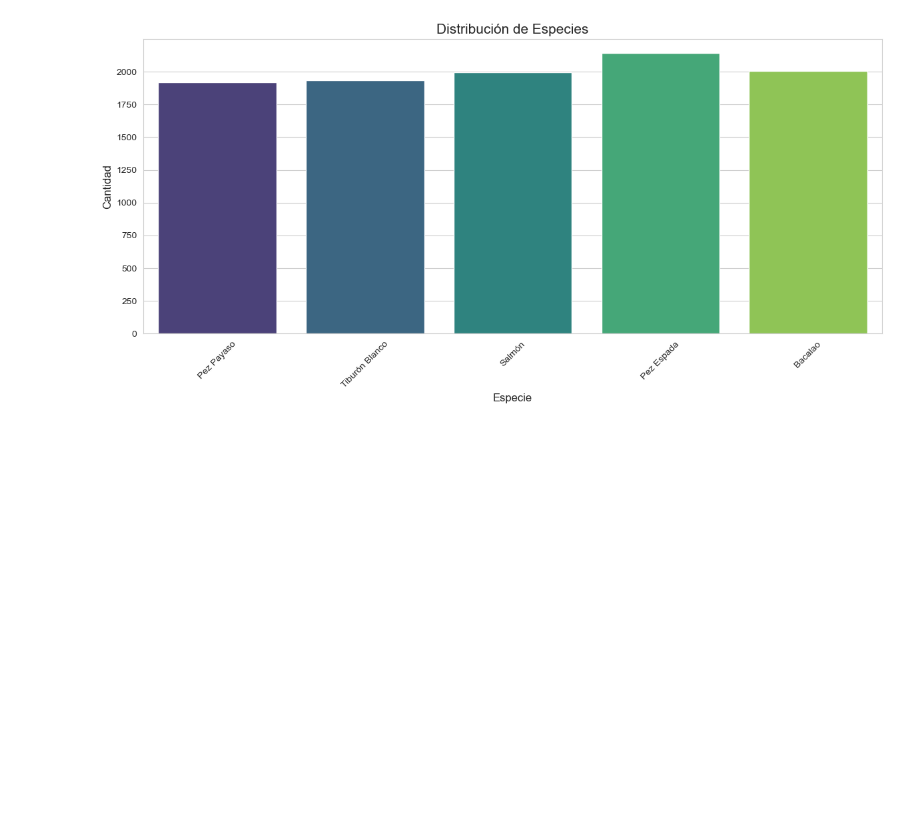
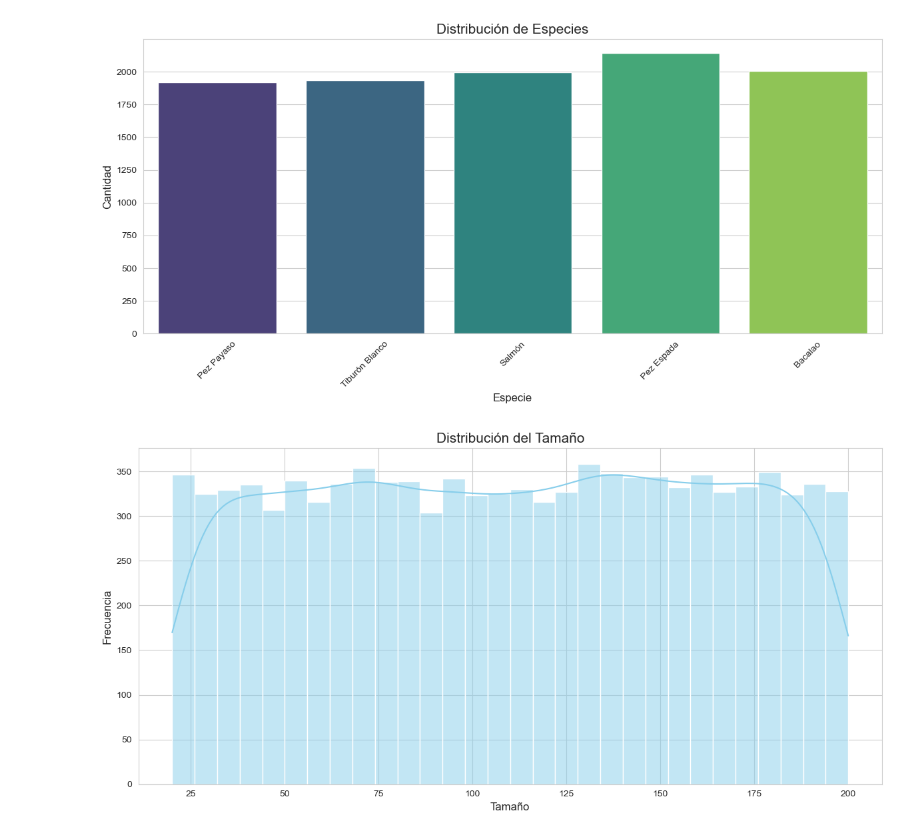
Before and after one commit to Jscarrascoa/AnalisisMarino, a Jupyter notebook: AnalisisMarino.ipynb, the cells around one changed output. Saved outputs shown, nothing was run; the diff lists cells and outputs as text; code cells hidden in the pictures; blank space fills up the shorter version.

```diff
--- a/AnalisisMarino.ipynb
+++ b/AnalisisMarino.ipynb
@@ -121,3 +121,18 @@ plt.tight_layout()
 plt.show()
 # %% [output]
 [figure]
+# %%
+#histograma para la distribución del tamaño de los organismos.
+# Plotting the distribution of sizes
+plt.figure(figsize=(12, 6))
+sns.histplot(df_marino['Tamaño'], bins=30, color='skyblue', kde=True)
+plt.title('Distribución del Tamaño', fontsize=15)
+plt.xlabel('Tamaño', fontsize=12)
+plt.ylabel('Frecuencia', fontsize=12)
+plt.tight_layout()
+plt.show()
+
+#Este histograma muestra la distribución del tamaño de los organismos en el conjunto de datos.
+#Observamos que la distribución del tamaño parece ser bastante uniforme con un ligero sesgo hacia tamaños más pequeños.
+# %% [output]
+[figure, added]
```
Also changed, not shown: parts of 3 cells of this notebook.
